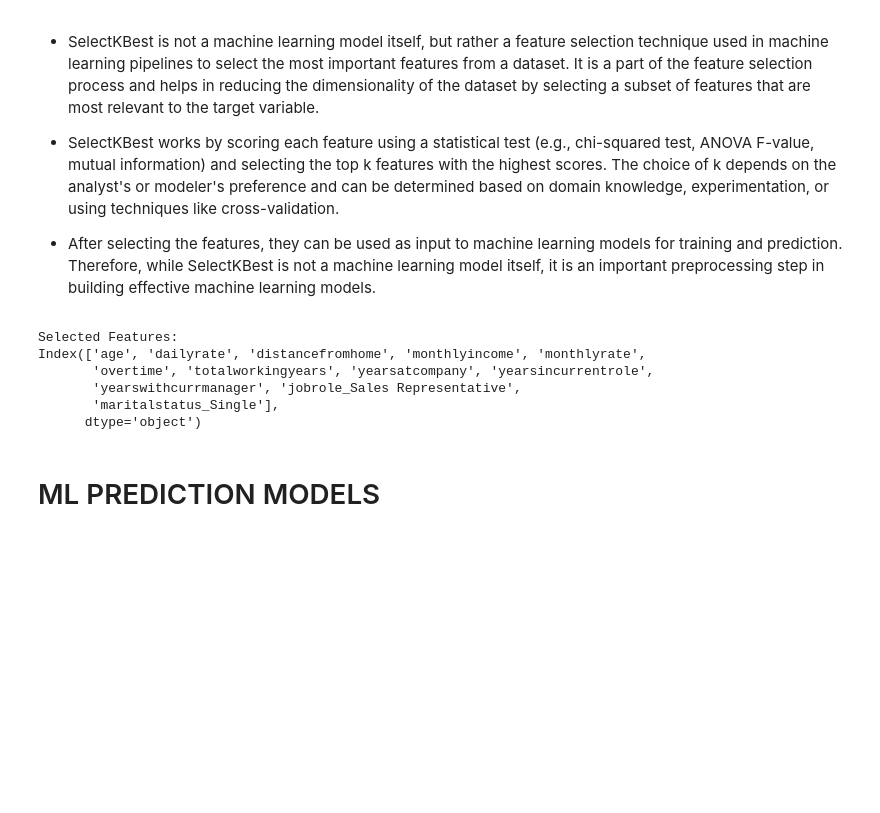
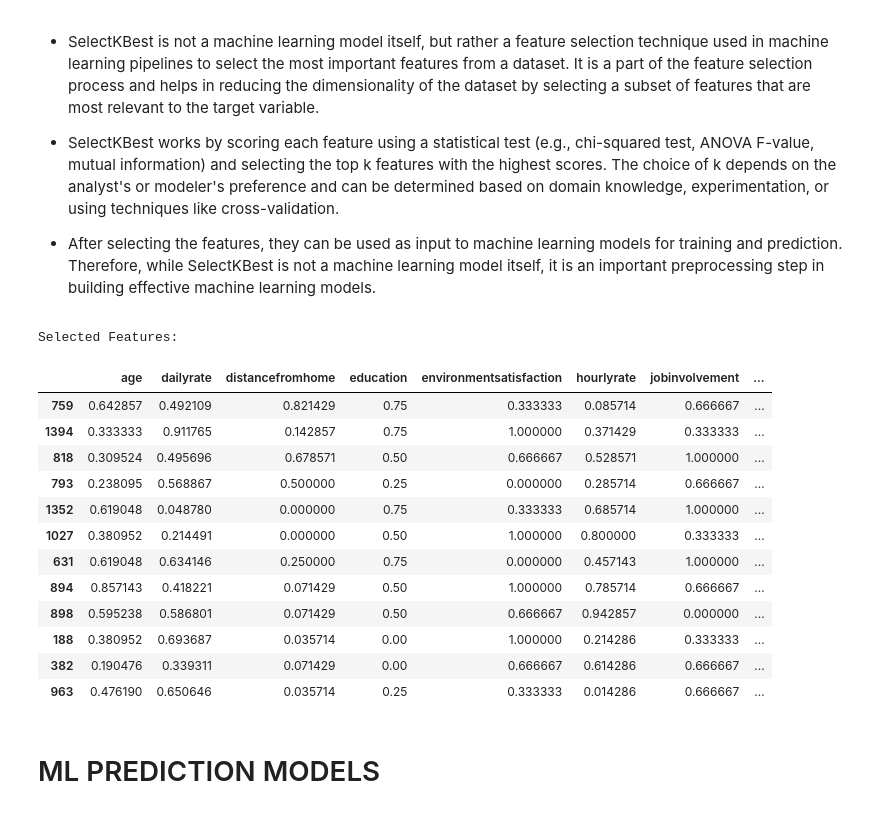
Before and after one commit to NoeliaOriola/Employee_Attrition, a Jupyter notebook: Employee_attrition_prediction.ipynb, the cells around one changed output. Cells and saved outputs as stored; diff of their text form; code cells hidden in the pictures; blank space fills up the shorter version.

```diff
--- a/Employee_attrition_prediction.ipynb
+++ b/Employee_attrition_prediction.ipynb
@@ -847,4 +830,30 @@ X = data.drop('attrition', axis=1)
 y = data['attrition']
 
 X_train, X_test, y_train, y_test = train_test_split(X, y, test_size=0.2, random_state=42)
+
+X_train_num = X_train.select_dtypes(np.number)
+X_test_num  = X_test.select_dtypes(np.number)
+# %%
+from sklearn.preprocessing import StandardScaler, MinMaxScaler
+
+scaler = StandardScaler()
+scaler.fit(X_train_num)
+
+# Save the scaler
+
+X_train_num_trans = scaler.transform(X_train_num)
+X_test_num_trans  = scaler.transform(X_test_num)
+
+X_train_num_trans_df = pd.DataFrame(X_train_num_trans, columns=X_train_num.columns, index=X_train_num.index)
+X_test_num_trans_df  = pd.DataFrame(X_test_num_trans,  columns=X_test_num.columns,  index=X_test_num.index)
+
+scaler2 = MinMaxScaler()
+scaler2.fit(X_train_num_trans_df)
+# Save the scaler with pickle
+
+X_train_num = scaler2.transform(X_train_num_trans_df)
+X_test_num  = scaler2.transform(X_test_num_trans_df)
+
+X_train_num_trans_df = pd.DataFrame(X_train_num, columns=X_train_num_trans_df.columns, index=X_train_num_trans_df.index)
+X_test_num_trans_df  = pd.DataFrame(X_test_num,  columns=X_test_num_trans_df.columns,  index=X_test_num_trans_df.index)
 # %%
@@ -895,0 +899,5 @@ data_processed.head()
+# %%
+X_train = pd.concat([X_train_num_trans_df, X_train_cat_encoded_df], axis=1)
+X_test  = pd.concat([X_test_num_trans_df, X_test_cat_encoded_df], axis=1)
+
+X_train.head()
@@ -918,31 +933,40 @@ This encoding facilitates the inclusion of binary features in machine learning a
 # %%
 from sklearn.feature_selection import SelectKBest
 from sklearn.feature_selection import chi2
 
 # Defining the number of features to select (k)
 k = 12
 
 # Initializing SelectKBest with the chi-squared (chi2) scoring function
 selector = SelectKBest(score_func=chi2, k=k)
 
 # Fiting the selector to the features and target
-X_selected = selector.fit_transform(X, y)
+X_train_selected = selector.fit_transform(X_train, y_train)
 
+#print(X_train_selected)
 # Getting the indices of the selected features
 selected_indices = selector.get_support(indices=True)
 
 # Getting the names of the selected features
-selected_features = X.columns[selected_indices]
+selected_features = X_train.iloc[selected_indices]
 
 print("Selected Features:")
-print(selected_features)
+display(selected_features)
 # %% [output]
 Selected Features:
-Index(['age', 'dailyrate', 'distancefromhome', 'monthlyincome', 'monthlyrate',
-       'overtime', 'totalworkingyears', 'yearsatcompany', 'yearsincurrentrole',
-       'yearswithcurrmanager', 'jobrole_Sales Representative',
-       'maritalstatus_Single'],
-      dtype='object')
+|  | age | dailyrate | distancefromhome | education | environmentsatisfaction | hourlyrate | jobinvolvement | ... |
+| 759 | 0.642857 | 0.492109 | 0.821429 | 0.75 | 0.333333 | 0.085714 | 0.666667 | ... |
+| 1394 | 0.333333 | 0.911765 | 0.142857 | 0.75 | 1.000000 | 0.371429 | 0.333333 | ... |
+| 818 | 0.309524 | 0.495696 | 0.678571 | 0.50 | 0.666667 | 0.528571 | 1.000000 | ... |
+| 793 | 0.238095 | 0.568867 | 0.500000 | 0.25 | 0.000000 | 0.285714 | 0.666667 | ... |
+| 1352 | 0.619048 | 0.048780 | 0.000000 | 0.75 | 0.333333 | 0.685714 | 1.000000 | ... |
+| 1027 | 0.380952 | 0.214491 | 0.000000 | 0.50 | 1.000000 | 0.800000 | 0.333333 | ... |
+| 631 | 0.619048 | 0.634146 | 0.250000 | 0.75 | 0.000000 | 0.457143 | 1.000000 | ... |
+| 894 | 0.857143 | 0.418221 | 0.071429 | 0.50 | 1.000000 | 0.785714 | 0.666667 | ... |
+| 898 | 0.595238 | 0.586801 | 0.071429 | 0.50 | 0.666667 | 0.942857 | 0.000000 | ... |
+| 188 | 0.380952 | 0.693687 | 0.035714 | 0.00 | 1.000000 | 0.214286 | 0.333333 | ... |
+| 382 | 0.190476 | 0.339311 | 0.071429 | 0.00 | 0.666667 | 0.614286 | 0.666667 | ... |
+| 963 | 0.476190 | 0.650646 | 0.035714 | 0.25 | 0.333333 | 0.014286 | 0.666667 | ... |
 # %% [markdown]
 # ML PREDICTION MODELS
 # %% [markdown]
```
Also changed, not shown: parts of 39 cells of this notebook.
